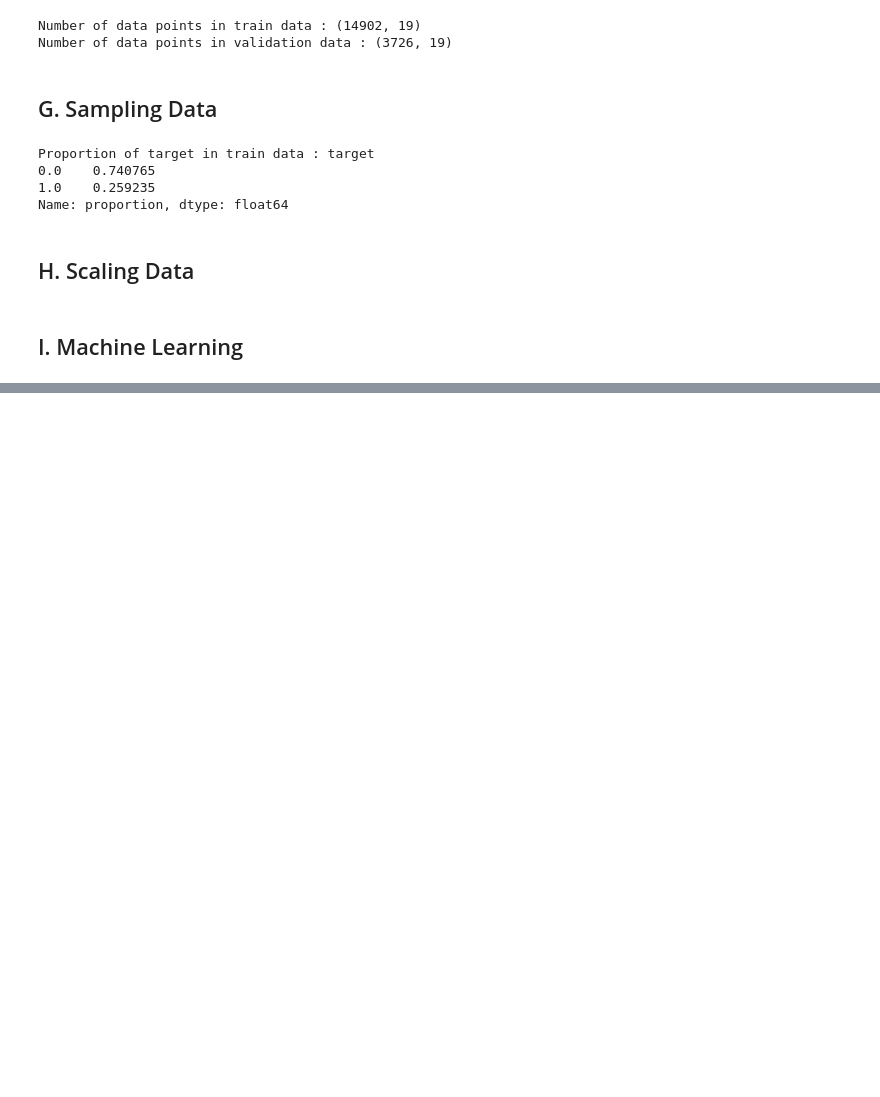
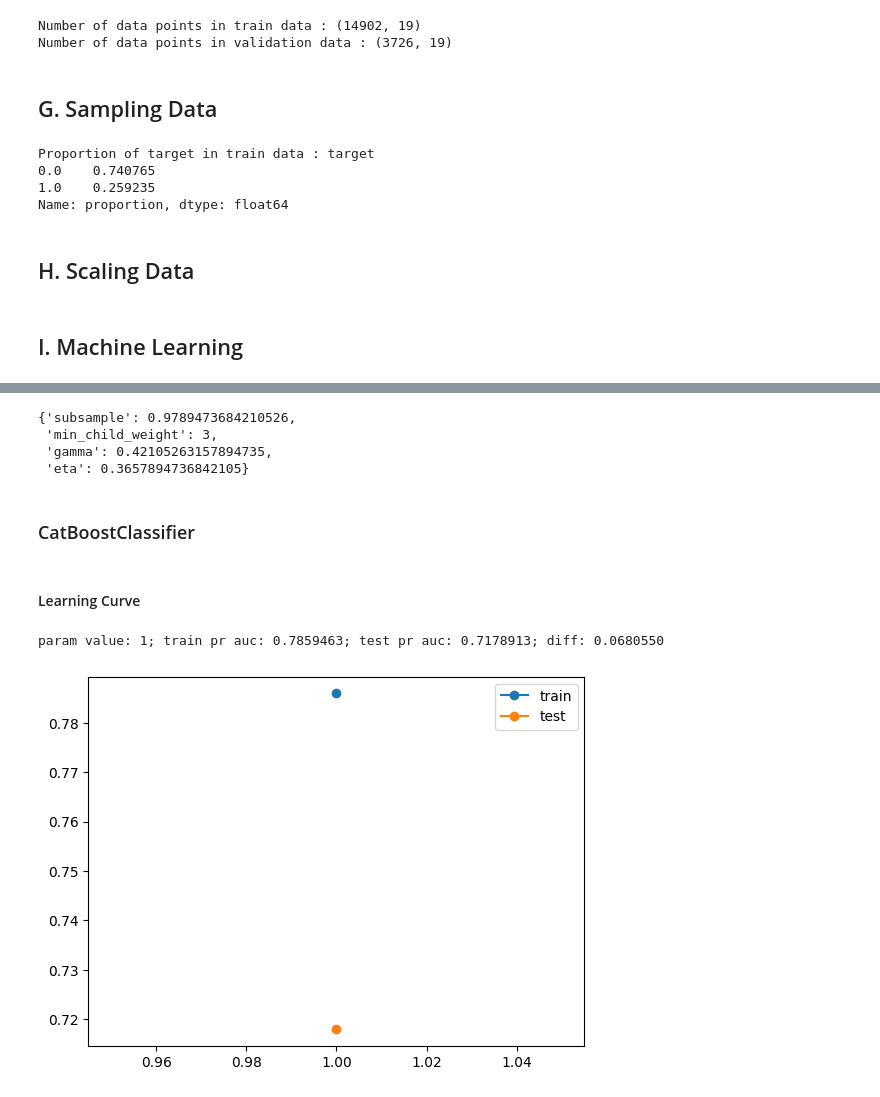
Before and after one commit to MN-Atthoriq/Data-Science-Project_HR-Analytics-Job-Change-of-Data-Scientist, a Jupyter notebook: 2_Data-Preprocessing_and_ML_Stage-2.ipynb, the cells around one changed output, grey strips where cells are left out. Cells and saved outputs as stored; diff of their text form; code cells hidden in the pictures; blank space fills up the shorter version.

```diff
--- a/2_Data-Preprocessing_and_ML_Stage-2.ipynb
+++ b/2_Data-Preprocessing_and_ML_Stage-2.ipynb
@@ -379,0 +519,7 @@ Learning rate set to 0.032867
+# %%
+# check using learning curve parameters
+lcxgb = XGBClassifier()
+lcxgb.set_params(min_child_weight=3,subsample=0.9747368421052631,gamma=0.6842105263157894,eta=0.37894736842105264)
+lcxgb.__name__ = 'XGBlcassifier_LearningCurve'
+lcxgb.fit(X_train, y_train)
+explain_model(lcxgb)
@@ -379,0 +544,13 @@ Learning rate set to 0.032867
+# %%
+# hyperparameter
+min_child_weight = [int(x) for x in np.linspace(3,8)] # min_child_weight = 3 or 8
+subsample = [float(x) for x in np.linspace(0.97,0.98,20)] # subsample = 0.9747368421052631
+gamma = [float(x) for x in np.linspace(0,1,20)] # gamma = 0.6842105263157894
+eta = [float(x) for x in np.linspace(0.35,0.4,20)] # eta = 0.37894736842105264
+hyperparameters = dict(min_child_weight=min_child_weight, subsample=subsample, gamma=gamma, eta=eta)
+
+# Randomized Search CV
+model = XGBClassifier()
+rsxgb = RandomizedSearchCV(model, hyperparameters, scoring='average_precision', cv=StratifiedKFold(n_splits=5), random_state=1, n_iter=100)
+rsxgb.fit(X_train, y_train)
+explain_model(rsxgb)
@@ -379,0 +573,43 @@ Learning rate set to 0.032867
+# %%
+# check best parameters
+rsxgb.best_params_
+# %% [output]
+{'subsample': 0.9789473684210526,
+ 'min_child_weight': 3,
+ 'gamma': 0.42105263157894735,
+ 'eta': 0.3657894736842105}
+# %% [markdown]
+### CatBoostClassifier
+# %% [markdown]
+#### Learning Curve
+# %%
+param_values = [float(x) for x in np.linspace(0.01,0.06,10)] # learning_rate = 0.03222222222222222
+param_values = [int(x) for x in np.linspace(1,10,10)] # depth = 6
+param_values = [float(x) for x in np.linspace(0.1,0.2,10)] # l2_leaf_reg = 0.15555555555555556
+param_values = [1]
+
+train_scores = []
+test_scores = []
+
+for p in param_values:
+  model = CatBoostClassifier(verbose=False)
+  model.set_params(learning_rate=0.03222222222222222, depth=6, l2_leaf_reg=0.15555555555555556)
+  model.fit(X_train, y_train)
+
+  # eval di train data
+  y_pred_train = model.predict(X_train)
+  train_scores.append(metrics.average_precision_score(y_train, y_pred_train))
+
+  # eval di test data
+  y_pred = model.predict(X_test)
+  test_scores.append(metrics.average_precision_score(y_test, y_pred))
+
+  print(f"param value: {p}; train pr auc: {train_scores[-1]:.7f}; test pr auc: {test_scores[-1]:.7f}; diff: {train_scores[-1]-test_scores[-1]:.7f}")
+
+plt.plot(param_values, train_scores, label='train', marker='o')
+plt.plot(param_values, test_scores, label='test', marker='o')
+plt.legend()
+plt.show()
+# %% [output]
+param value: 1; train pr auc: 0.7859463; test pr auc: 0.7178913; diff: 0.0680550
+[figure, added]
```
Also changed, not shown: parts of 37 cells of this notebook, 1 other file.
